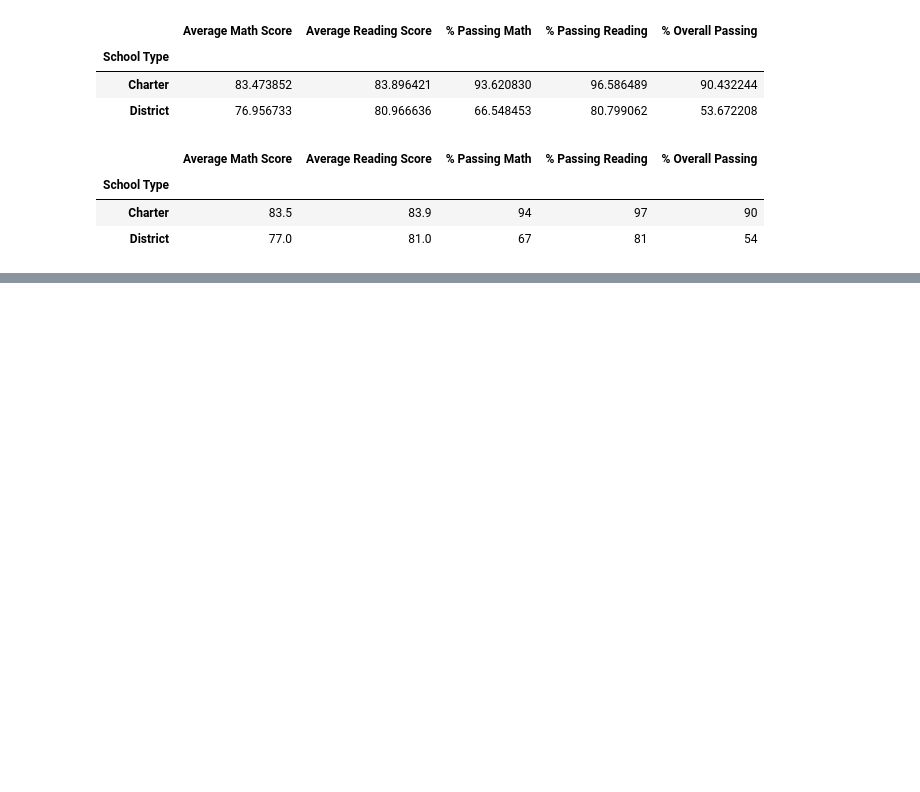
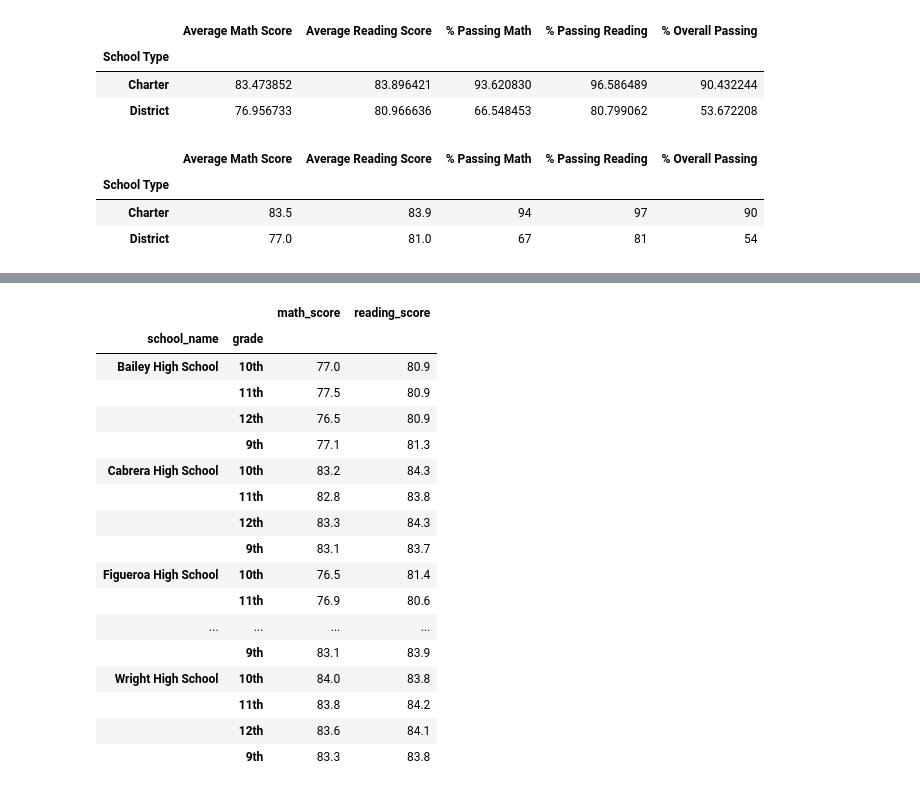
Before and after one commit to faramarzamirshahi/School_District_Analysis, a Jupyter notebook: PyCitySchools_Challenge_testing.ipynb, the cells around one changed output, grey strips where cells are left out. Saved outputs shown, nothing was run; the diff lists cells and outputs as text; code cells hidden in the pictures; blank space fills up the shorter version.

```diff
--- a/PyCitySchools_Challenge_testing.ipynb
+++ b/PyCitySchools_Challenge_testing.ipynb
@@ -1170,0 +1156,27 @@ type_summary_df
+# %%
+# Create a Series of scores by grade levels using conditionals.
+
+score_by_school_grade_df = student_data_df.groupby(['school_name','grade']).mean()[['math_score','reading_score']]
+score_by_school_grade_df['math_score'] = score_by_school_grade_df['math_score'].map("{:.1f}".format)
+score_by_school_grade_df['reading_score'] = score_by_school_grade_df['reading_score'].map("{:.1f}".format)
+score_by_school_grade_df.index.name = None
+score_by_school_grade_df
+# %% [output]
+|  |  | math_score | reading_score |
+| school_name | grade |  |  |
+| Bailey High School | 10th | 77.0 | 80.9 |
+|  | 11th | 77.5 | 80.9 |
+|  | 12th | 76.5 | 80.9 |
+|  | 9th | 77.1 | 81.3 |
+| Cabrera High School | 10th | 83.2 | 84.3 |
+|  | 11th | 82.8 | 83.8 |
+|  | 12th | 83.3 | 84.3 |
+|  | 9th | 83.1 | 83.7 |
+| Figueroa High School | 10th | 76.5 | 81.4 |
+|  | 11th | 76.9 | 80.6 |
+| ... | ... | ... | ... |
+|  | 9th | 83.1 | 83.9 |
+| Wright High School | 10th | 84.0 | 83.8 |
+|  | 11th | 83.8 | 84.2 |
+|  | 12th | 83.6 | 84.1 |
+|  | 9th | 83.3 | 83.8 |
```
Also changed, not shown: parts of 19 cells of this notebook.
